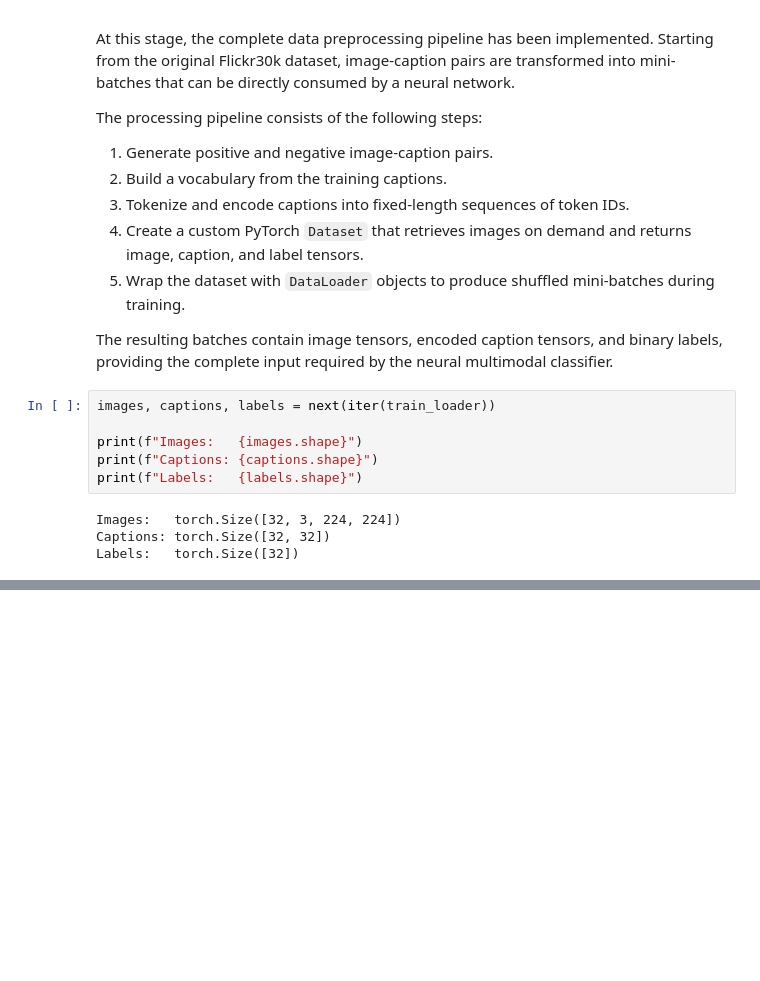
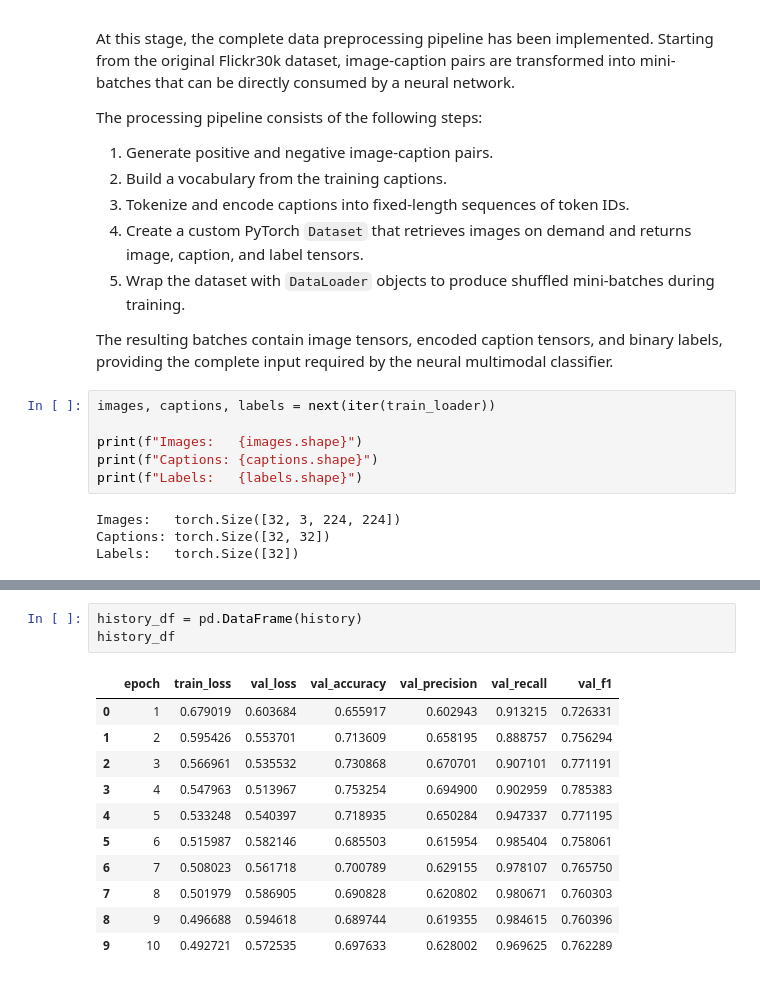
Before and after one commit to Maxstef/flickr30k-multimodal-retrieval, a Jupyter notebook: notebooks/04_neural_multimodal_classifier.ipynb, the cells around one changed output, grey strips where cells are left out. Saved outputs shown, nothing was run; the diff lists cells and outputs as text; blank space fills up the shorter version.

```diff
--- a/notebooks/04_neural_multimodal_classifier.ipynb
+++ b/notebooks/04_neural_multimodal_classifier.ipynb
@@ -267,0 +656,15 @@ Labels:   torch.Size([32])
+# %%
+history_df = pd.DataFrame(history)
+history_df
+# %% [output]
+|  | epoch | train_loss | val_loss | val_accuracy | val_precision | val_recall | val_f1 |
+| 0 | 1 | 0.679019 | 0.603684 | 0.655917 | 0.602943 | 0.913215 | 0.726331 |
+| 1 | 2 | 0.595426 | 0.553701 | 0.713609 | 0.658195 | 0.888757 | 0.756294 |
+| 2 | 3 | 0.566961 | 0.535532 | 0.730868 | 0.670701 | 0.907101 | 0.771191 |
+| 3 | 4 | 0.547963 | 0.513967 | 0.753254 | 0.694900 | 0.902959 | 0.785383 |
+| 4 | 5 | 0.533248 | 0.540397 | 0.718935 | 0.650284 | 0.947337 | 0.771195 |
+| 5 | 6 | 0.515987 | 0.582146 | 0.685503 | 0.615954 | 0.985404 | 0.758061 |
+| 6 | 7 | 0.508023 | 0.561718 | 0.700789 | 0.629155 | 0.978107 | 0.765750 |
+| 7 | 8 | 0.501979 | 0.586905 | 0.690828 | 0.620802 | 0.980671 | 0.760303 |
+| 8 | 9 | 0.496688 | 0.594618 | 0.689744 | 0.619355 | 0.984615 | 0.760396 |
+| 9 | 10 | 0.492721 | 0.572535 | 0.697633 | 0.628002 | 0.969625 | 0.762289 |
```
Also changed, not shown: parts of 51 cells of this notebook, 6 other files.
